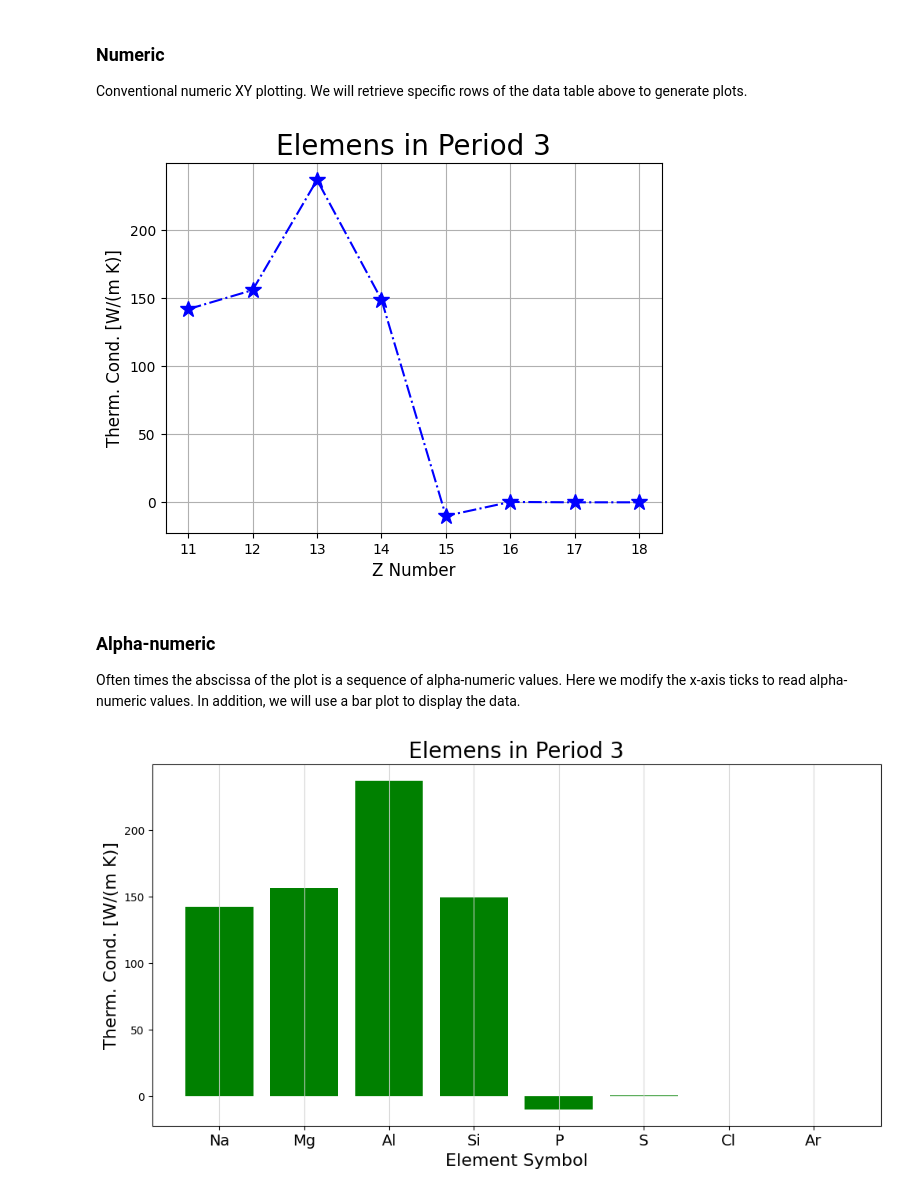
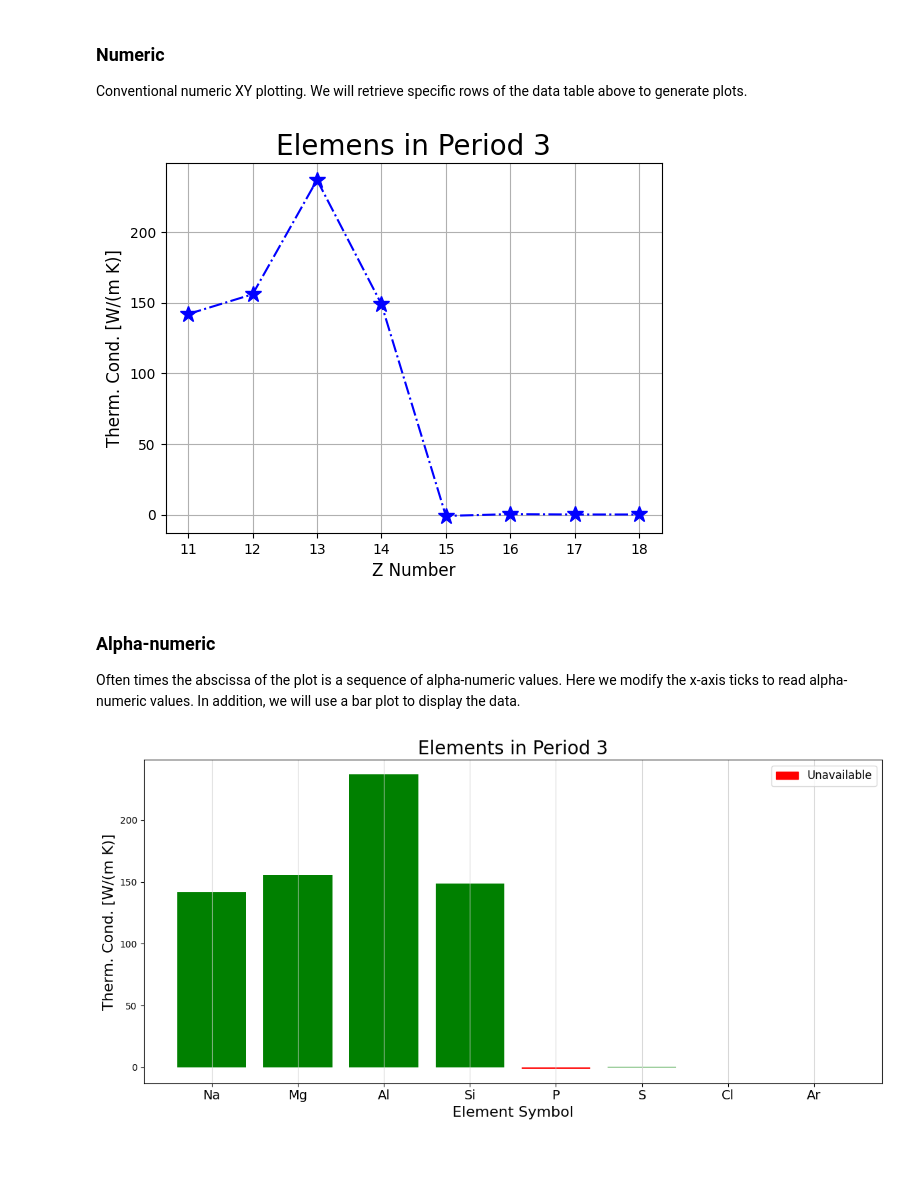
Before and after one commit to dpploy/ct-100, a Jupyter notebook: notebooks/06-plotting.ipynb, the cells around one changed output. Drawn from its saved outputs; the diff is of its cells as text; code cells hidden in the pictures; blank space fills up the shorter version.

Commit message:
Image/plot fix

```diff
--- a/notebooks/06-plotting.ipynb
+++ b/notebooks/06-plotting.ipynb
@@ -131,7 +131,7 @@ for i in range(1,119):  # loop over atomic numbers ...
     if ele.thermal_conductivity is not None:
         column_data.append(ele.thermal_conductivity)
     else:
-        column_data.append(-10) # set a negative flag for non-existing value
+        column_data.append(-1) # set a negative flag for non-existing value
 
     # store column data in the dictionary key: column label
     data[ele.name] = pd.Series(column_data, index) # value: pd.Series
@@ -172,31 +172,41 @@ plt.ylabel('Therm. Cond. [W/(m K)]',fontsize=12)
 plt.grid(True)
 plt.show()
 # %% [output]
-[figure, old version]
+[figure, new version]
 # %% [markdown]
 ### Alpha-numeric<a id="alphanum"></a>
 Often times the abscissa of the plot is a sequence of alpha-numeric values. Here we modify the x-axis ticks to read alpha-numeric values. In addition, we will use a bar plot to display the data.
 # %%
 '''Plot Thermal Conductivity versus Element Symbol'''
 
 import matplotlib.pyplot as plt
+from matplotlib.patches import Patch
 
 # more advanced features are accessed with different functions in Matplotlib
 fig, ax = plt.subplots(figsize=(12,6))
 
+# flag non-available data with red
+colors = ["red" if y < 0 else "green" for y in y_data]
+
 # note the bar plot function with the same xy data as before
-ax.bar(x_data, y_data, color='green', width=0.8)
+ax.bar(x_data, y_data, color=colors, width=0.8)
+
+# alert reader red is for unavailable value
+unavail_patch = Patch(facecolor="red", edgecolor="red", label="Unavailable")
+ax.legend(handles=[unavail_patch], loc="best", fontsize=12)
 
 # here we rename the xtick labels with the element symbols
 plt.xticks(list(x_data), list(df2.loc['symbol']), rotation=0,fontsize=14)
 
 ax.set_ylabel('Therm. Cond. [W/(m K)]',fontsize=16)
 ax.set_xlabel('Element Symbol',fontsize=16)
 ax.xaxis.grid(True,linestyle='-',which='major',color='lightgrey',alpha=0.9)
-plt.title('Elemens in Period '+str(period),fontsize=20)
+plt.title('Elements in Period '+str(period),fontsize=20)
+fig.tight_layout()
+fig.savefig("elements-period.png", dpi=300, bbox_inches="tight")
 plt.show()
 # %% [output]
-[figure, old version]
+[figure, new version]
 # %%
 '''Plot Thermal Conductivity versus Element Name'''
 
```
Also changed, not shown: parts of 2 cells of this notebook, 1 other file.
